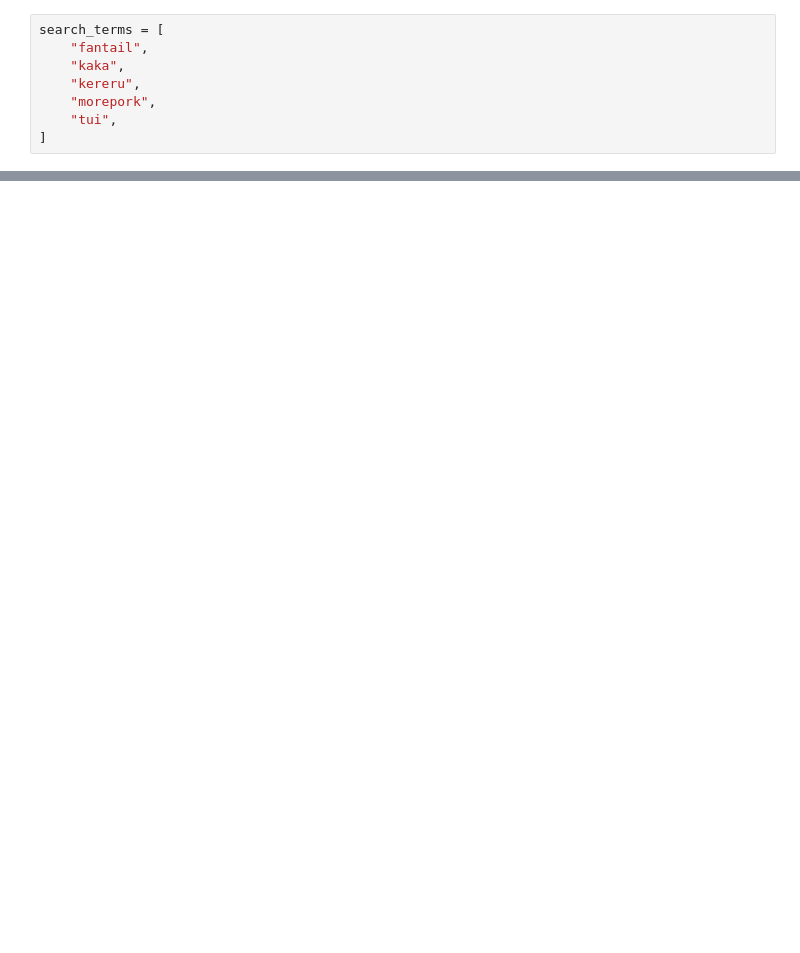
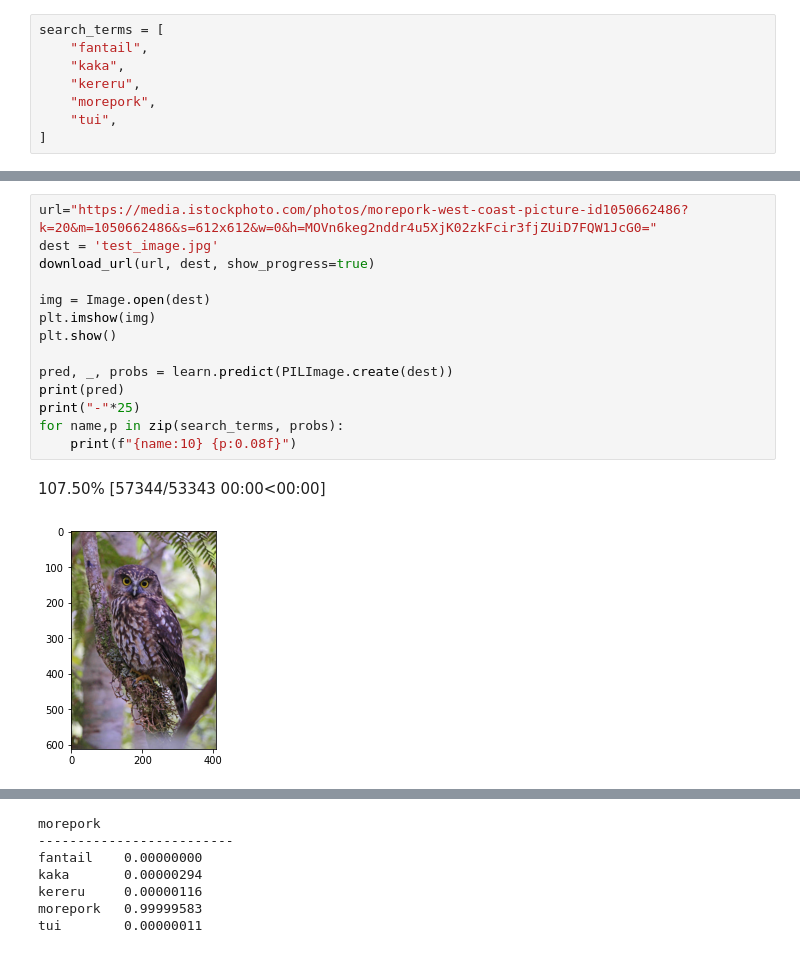
Before and after one commit to cbare/fastai-class, a Jupyter notebook: notebooks/fastai-homework-1.ipynb, the cells around one changed output, grey strips where cells are left out. Drawn from its saved outputs; the diff is of its cells as text; blank space fills up the shorter version.

```diff
--- a/notebooks/fastai-homework-1.ipynb
+++ b/notebooks/fastai-homework-1.ipynb
@@ -107,0 +194,17 @@ for name,p in zip(search_terms, probs):
+# %%
+url="https://media.istockphoto.com/photos/morepork-west-coast-picture-id1050662486?k=20&m=1050662486&s=612x612&w=0&h=MOVn6keg2nddr4u5XjK02zkFcir3fjZUiD7FQW1JcG0="
+dest = 'test_image.jpg'
+download_url(url, dest, show_progress=true)
+
+img = Image.open(dest)
+plt.imshow(img)
+plt.show()
+
+pred, _, probs = learn.predict(PILImage.create(dest))
+print(pred)
+print("-"*25)
+for name,p in zip(search_terms, probs):
+    print(f"{name:10} {p:0.08f}")
+# %% [output]
+107.50% [57344/53343 00:00<00:00]
+[figure, added]
@@ -107,0 +212,7 @@ for name,p in zip(search_terms, probs):
+morepork
+-------------------------
+fantail    0.00000000
+kaka       0.00000294
+kereru     0.00000116
+morepork   0.99999583
+tui        0.00000011
```
Also changed, not shown: parts of 19 cells of this notebook, 1 other file.
